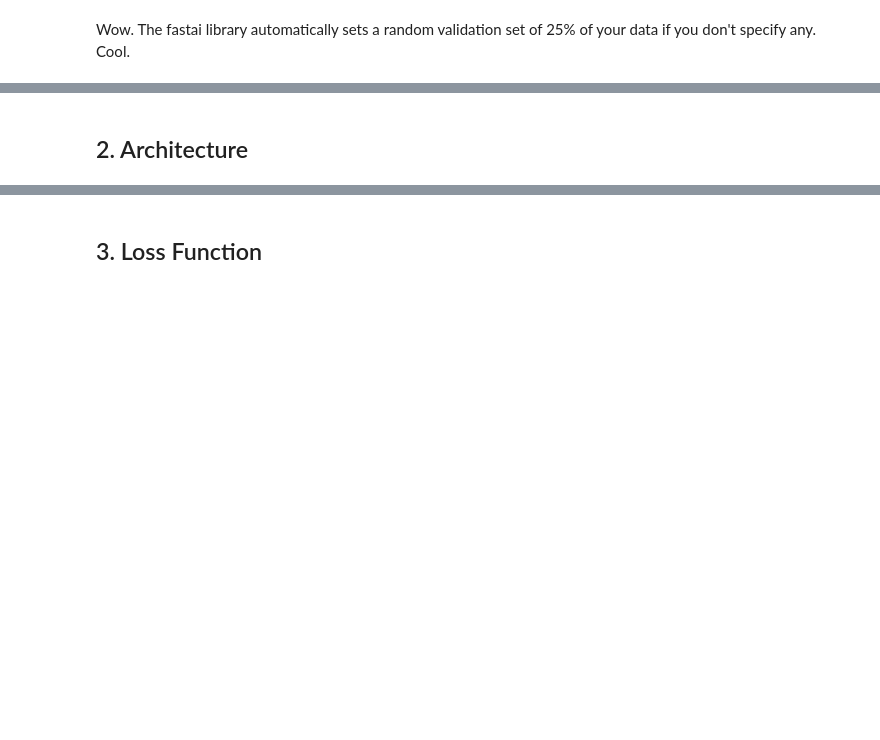
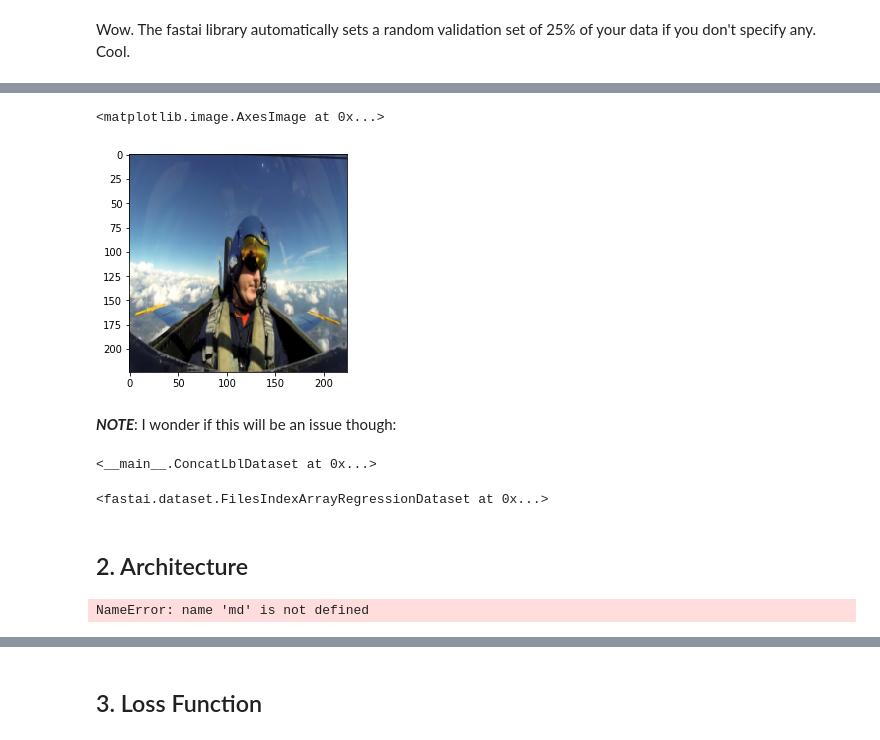
Before and after one commit to WNoxchi/Aersu, a Jupyter notebook: GLOC/model_dev/resnet-detector-dev-1-gloc.ipynb, the cells around one changed output, grey strips where cells are left out. Cells and saved outputs as stored; diff of their text form; code cells hidden in the pictures; blank space fills up the shorter version.

```diff
--- a/GLOC/model_dev/resnet-detector-dev-1-gloc.ipynb
+++ b/GLOC/model_dev/resnet-detector-dev-1-gloc.ipynb
@@ -157,2 +165,72 @@ model_data.trn_dl.dataset[0]
+# %%
+tmep = next(iter(model_data.trn_dl))[0]
+# %%
+x = model_data.val_ds.denorm(to_np(tmep[0]))
+# %%
+plt.imshow(x[0])
+# %% [output]
+<matplotlib.image.AxesImage at 0x...>
+[figure, added]
+# %% [markdown]
+***NOTE***: I wonder if this will be an issue though:
+# %%
+model_data.trn_ds
+# %% [output]
+<__main__.ConcatLblDataset at 0x...>
+# %%
+model_data.val_ds
+# %% [output]
+<fastai.dataset.FilesIndexArrayRegressionDataset at 0x...>
 # %% [markdown]
 ## 2. Architecture
+# %%
+n_clas = 1 + 1
+k = 1
+
+class StdConv(nn.Module):
+    def __init__(self, nin, nout, stride=2, drop=0.1):
+        super().__init__()
+        self.conv = nn.Conv2d(nin, nout, 3, stride=stride, padding=1)
+        self.bn = nn.BatchNorm2d(nout)
+        self.drop = nn.Dropout(drop)
+
+    def forward(self, x): return self.drop(self.bn(F.relu(self.conv(x))))
+
+def flatten_conv(x,k):
+    bs,nf,gx,gy = x.size()
+    x = x.permute(0,2,3,1).contiguous()
+    return x.view(bs, -1, nf // k)
+
+
+class OutConv(nn.Module): # 2 separate output conv layers: bbx reg & clsfn
+    def __init__(self, k, nin, bias):
+        super().__init__()
+        self.k = k
+        self.oconv1 = nn.Conv2d(nin, n_clas*k, 3, padding=1)
+        self.oconv2 = nn.Conv2d(nin, 4*k, 3, padding=1)
+        self.oconv1.bias.data.zero_().add_(bias)
+
+    def forward(self, x):
+        return [flatten_conv(self.oconv1(x), self.k),
+                flatten_conv(self.oconv2(x), self.k)]
+
+class SSD_Head(nn.Module):
+    def __init__(self, k, bias):
+        super().__init__()
+        self.drop = nn.Dropout(0.25)
+        self.sconv0 = StdConv(512, 256, stride=1)
+        self.sconv2 = StdConv(256, 256)
+        self.out = OutConv(k, 256, bias)
+
+    def forward(self, x):
+        x = self.drop(F.relu(x))
+        x = self.sconv0(x)
+        x = self.sconv2(x)
+        return self.out(x)
+
+head_reg4 = SSD_Head(k, -3.)
+models = ConvnetBuilder(f_model, 0, 0, 0, custom_head=head_reg4)
+learn  = ConvLearner(md, models)
+learn.opt_fn = optim.Adam
+# %% [output]
+NameError: name 'md' is not defined
```
Also changed, not shown: parts of 8 cells of this notebook, 1 other file.
